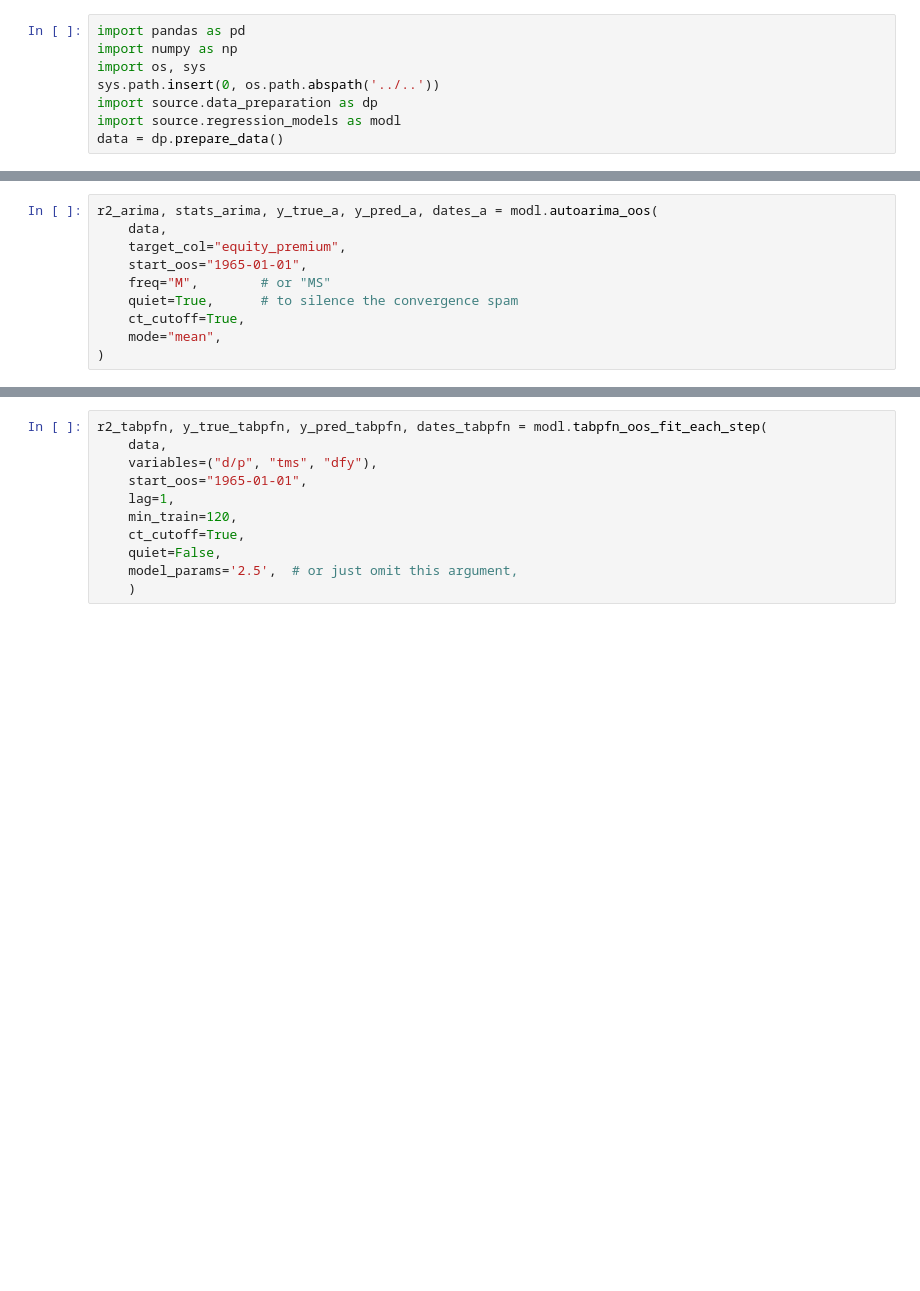
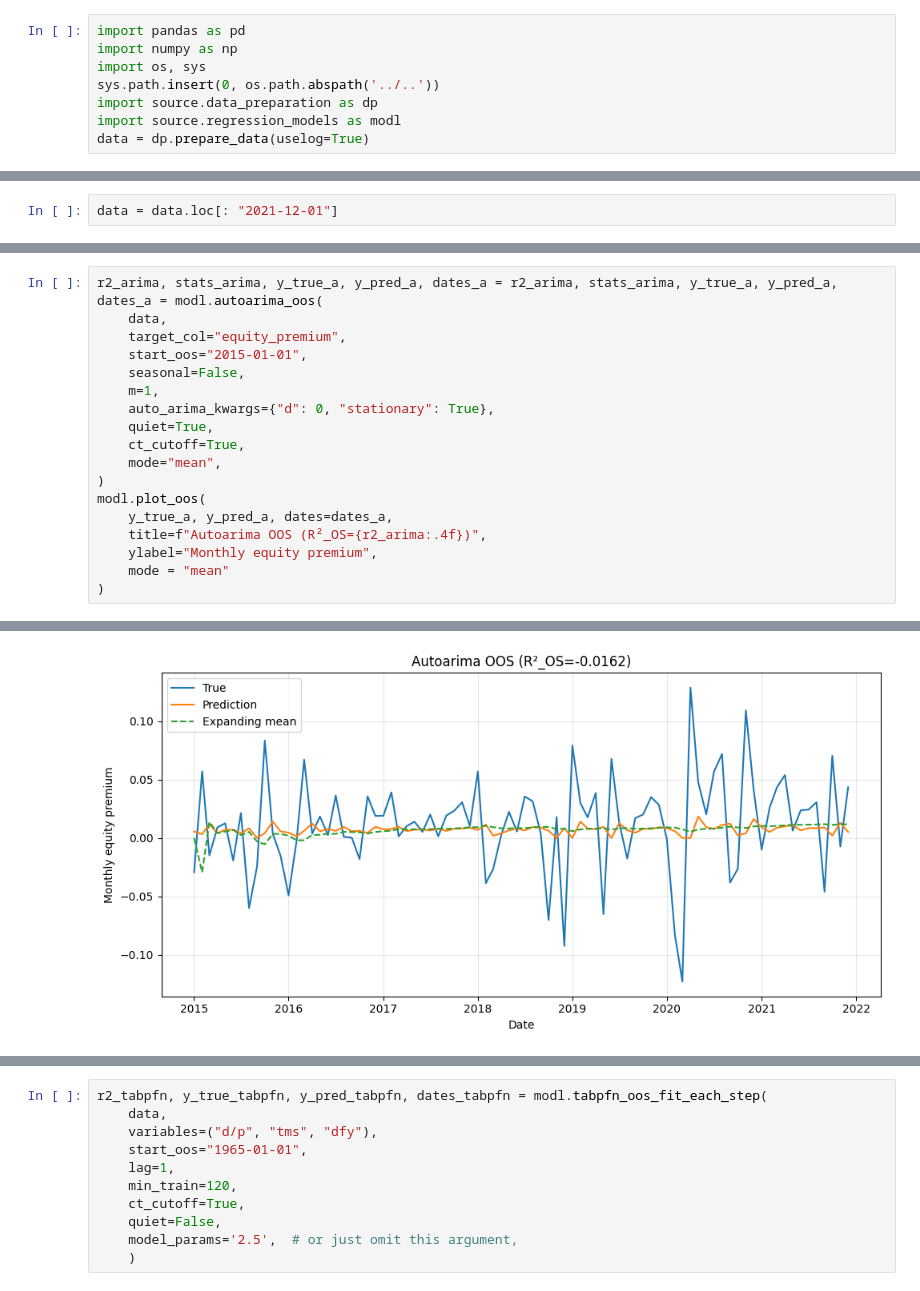
Before and after one commit to KiliTili/Masterarbeit, a Jupyter notebook: Notebooks/Benchmark/modelling_regression.ipynb, the cells around one changed output, grey strips where cells are left out. Drawn from its saved outputs; the diff is of its cells as text; blank space fills up the shorter version.

```diff
--- a/Notebooks/Benchmark/modelling_regression.ipynb
+++ b/Notebooks/Benchmark/modelling_regression.ipynb
@@ -5,4 +5,4 @@ import os, sys
 sys.path.insert(0, os.path.abspath('../..'))
 import source.data_preparation as dp
 import source.regression_models as modl
-data = dp.prepare_data()
+data = dp.prepare_data(uselog=True)
@@ -74,10 +8,0 @@ modl.plot_oos(
-# %%
-r2_arima, stats_arima, y_true_a, y_pred_a, dates_a = modl.autoarima_oos(
-    data,
-    target_col="equity_premium",
-    start_oos="1965-01-01",
-    freq="M",        # or "MS"
-    quiet=True,      # to silence the convergence spam
-    ct_cutoff=True,
-    mode="mean",
-)
@@ -149,0 +35,2 @@ reload(modl)
+# %%
+data = data.loc[: "2021-12-01"]
@@ -149,0 +102,19 @@ reload(modl)
+# %%
+r2_arima, stats_arima, y_true_a, y_pred_a, dates_a = r2_arima, stats_arima, y_true_a, y_pred_a, dates_a = modl.autoarima_oos(
+    data,
+    target_col="equity_premium",
+    start_oos="2015-01-01",
+    seasonal=False,
+    m=1,
+    auto_arima_kwargs={"d": 0, "stationary": True},
+    quiet=True,
+    ct_cutoff=True,
+    mode="mean",
+)
+modl.plot_oos(
+    y_true_a, y_pred_a, dates=dates_a,
+    title=f"Autoarima OOS (R²_OS={r2_arima:.4f})",
+    ylabel="Monthly equity premium",
+    mode = "mean"
+)
+# %% [output]
@@ -149,0 +139 @@ reload(modl)
+[figure, added]
```
Also changed, not shown: parts of 32 cells of this notebook, 6 other files.
